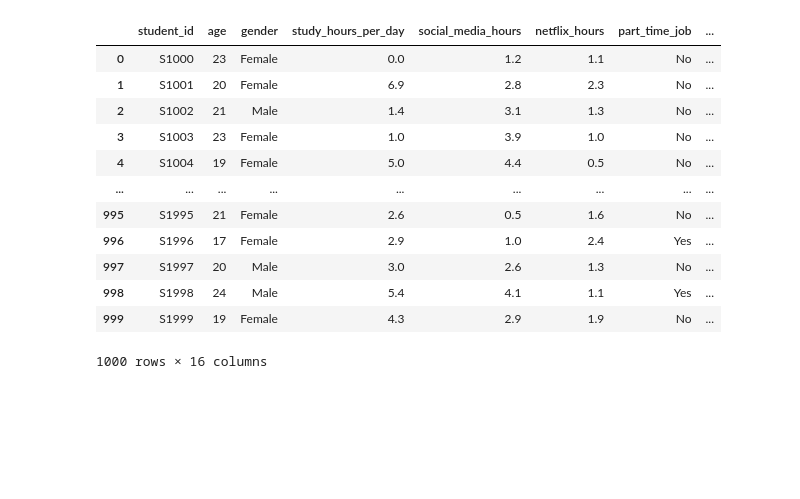
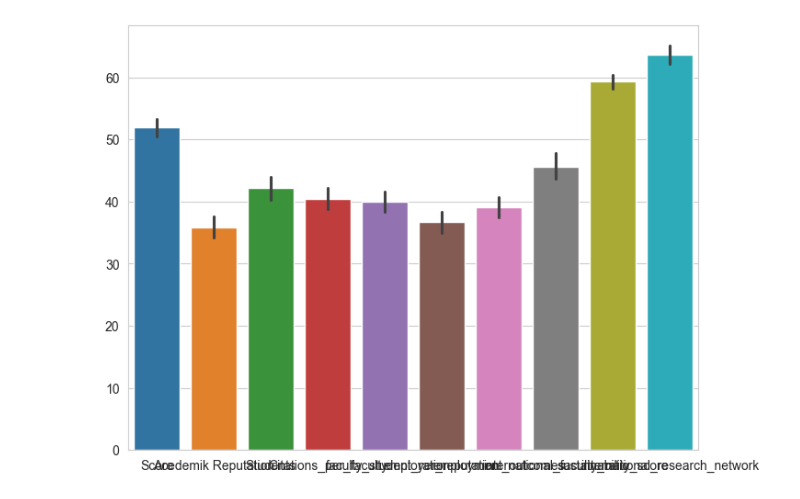
Before and after one commit to bunyod123/Modular_Programming_Projects, a Jupyter notebook: first_week_project/notebooks/data_visualisation.ipynb, the cells around one changed output. Drawn from its saved outputs; the diff is of its cells as text; code cells hidden in the pictures; blank space fills up the shorter version.

```diff
--- a/first_week_project/notebooks/data_visualisation.ipynb
+++ b/first_week_project/notebooks/data_visualisation.ipynb
@@ -81,16 +50,6 @@ sns.barplot(data=df)
-# %%
-df
-# %% [output]
-|  | student_id | age | gender | study_hours_per_day | social_media_hours | netflix_hours | part_time_job | ... |
-| 0 | S1000 | 23 | Female | 0.0 | 1.2 | 1.1 | No | ... |
-| 1 | S1001 | 20 | Female | 6.9 | 2.8 | 2.3 | No | ... |
-| 2 | S1002 | 21 | Male | 1.4 | 3.1 | 1.3 | No | ... |
-| 3 | S1003 | 23 | Female | 1.0 | 3.9 | 1.0 | No | ... |
-| 4 | S1004 | 19 | Female | 5.0 | 4.4 | 0.5 | No | ... |
-| ... | ... | ... | ... | ... | ... | ... | ... | ... |
-| 995 | S1995 | 21 | Female | 2.6 | 0.5 | 1.6 | No | ... |
-| 996 | S1996 | 17 | Female | 2.9 | 1.0 | 2.4 | Yes | ... |
-| 997 | S1997 | 20 | Male | 3.0 | 2.6 | 1.3 | No | ... |
-| 998 | S1998 | 24 | Male | 5.4 | 4.1 | 1.1 | Yes | ... |
-| 999 | S1999 | 19 | Female | 4.3 | 2.9 | 1.9 | No | ... |
-1000 rows × 16 columns
+# %%
+plt.figure(figsize=(8,6))
+sns.barplot(data=df)
+plt.show()
+# %% [output]
+[figure, added]
```
Also changed, not shown: parts of 11 cells of this notebook, 2 other files.
